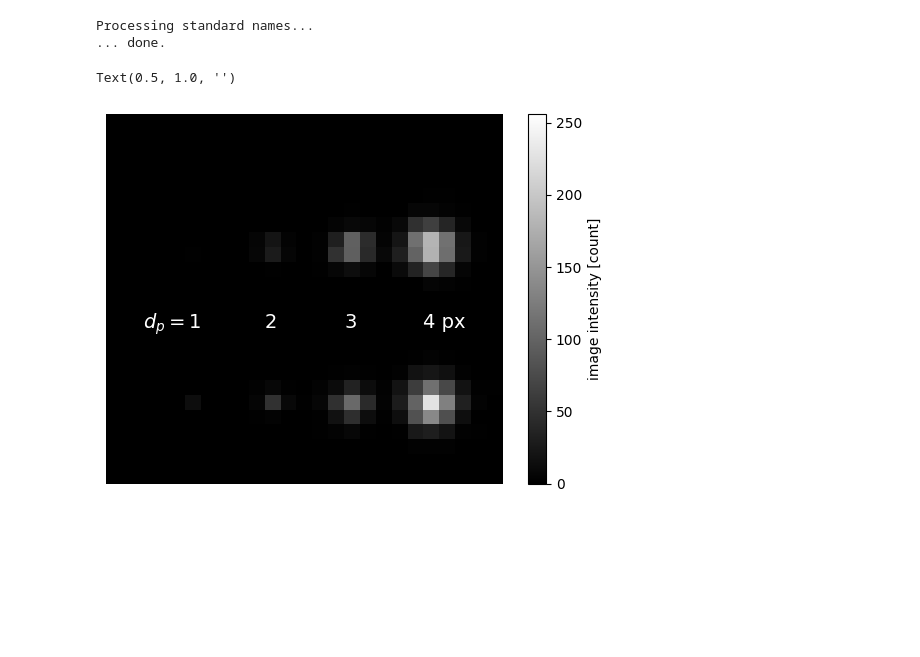
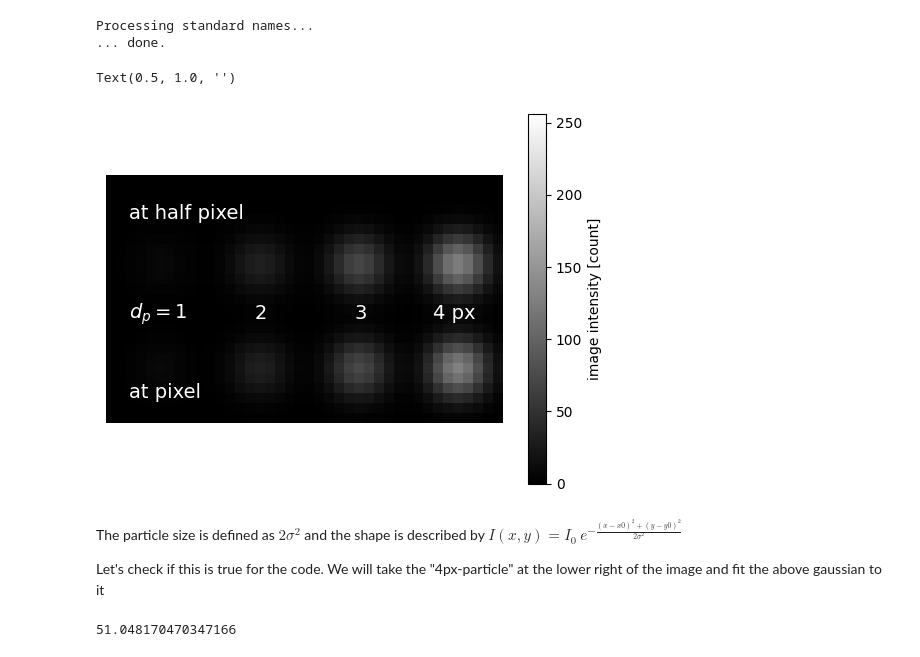
Before and after one commit to matthiasprobst/synpivimage, a Jupyter notebook: examples/generate_particles_at_defined_locations.ipynb, the cells around one changed output. Cells and saved outputs as stored; diff of their text form; code cells hidden in the pictures; blank space fills up the shorter version.

```diff
--- a/examples/generate_particles_at_defined_locations.ipynb
+++ b/examples/generate_particles_at_defined_locations.ipynb
@@ -15,20 +15,22 @@ dataset_dir = 'example_data_dir_definedloc'
 # %%
 cfg = spi.config.SynPivConfig(
     ny=25,
-    nx=25,
+    nx=40,
     bit_depth=8,
     dark_noise=0,
-    image_particle_peak_count=200,
+    image_particle_peak_count=50,
     laser_shape_factor=2,
     laser_width=2,
     noise_baseline=0,
     particle_number=10,
     particle_position_file='mypositions.txt',
     particle_size_illumination_dependency=True,
+    pattern_meanx=2.0,
+    pattern_meany=2.0,
     particle_size_mean=2.5,
-    particle_size_std=1.0,
+    particle_size_std=0,
     qe=1.,
     sensitivity=1.,
-    shot_noise=True)
+    shot_noise=False)
 cfg
 # %% [output]
@@ -53,15 +55,22 @@ import matplotlib.pyplot as plt
 # %%
 # with h5tbx.File(hdf_filename[0]) as h5:
     # pprint(h5.distinct('standard_name'))
     # h5.find_one({'standard_name': 'synthetic_particle_image'})[:].plot(cmap='gray',norm=matplotlib.colors.LogNorm(), vmin=1, vmax=2**8)
 plt.figure()
 h5tbx.database.FileDB(hdf_filename[0]).find_one({'standard_name': 'synthetic_particle_image'})[:].plot(cmap='gray', vmax=2**8)
 plt.text(1.8,10,'$d_p=1$', color='white', size=14)
-plt.text(9.5,10,'2', color='white', size=14)
-plt.text(14.5,10,'3', color='white', size=14)
-plt.text(19.5,10,'4 px', color='white', size=14)
+plt.text(14.5,10,'2', color='white', size=14)
+plt.text(24.5,10,'3', color='white', size=14)
+plt.text(32.5,10,'4 px', color='white', size=14)
+plt.text(1.8, 2, 'at pixel', color='white', size=14)
+plt.text(1.8, 20, 'at half pixel', color='white', size=14)
 plt.axis('off')
+plt.gca().set_aspect(1)
 plt.title('')
 # %% [output]
 Text(0.5, 1.0, '')
-[figure, old version]
+[figure, new version]
+# %% [markdown]
+The particle size is defined as $2\sigma^2$ and the shape is described by $I(x,y) = I_0 ~ e^{-\frac{(x-x0)^2+(y-y0)^2}{2\sigma^2}}$
+
+Let's check if this is true for the code. We will take the "4px-particle" at the lower right of the image and fit the above gaussian to it
@@ -67,0 +86,4 @@ Text(0.5, 1.0, '')
+# %%
+intensity_factor
+# %% [output]
+51.048170470347166
```
Also changed, not shown: parts of 9 cells of this notebook, 22 other files.
